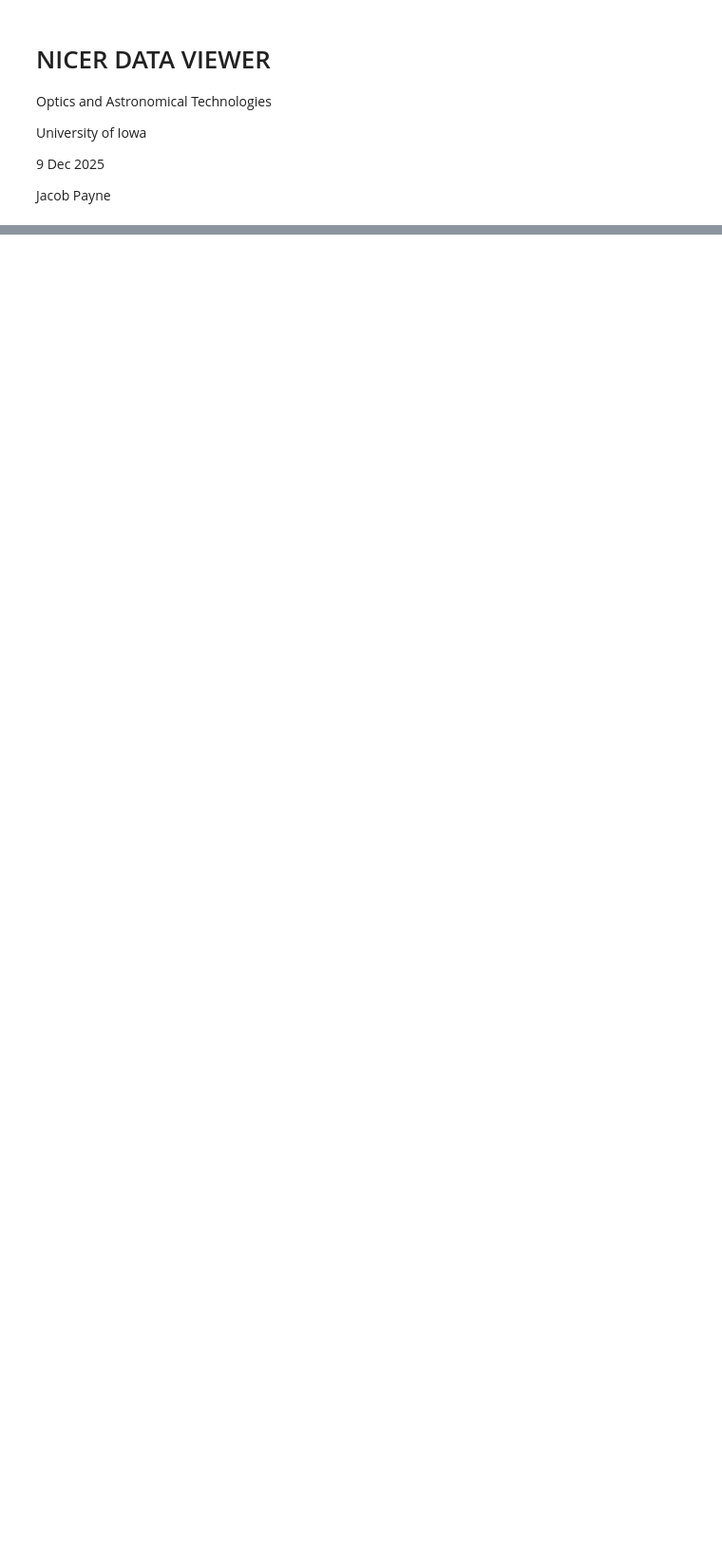
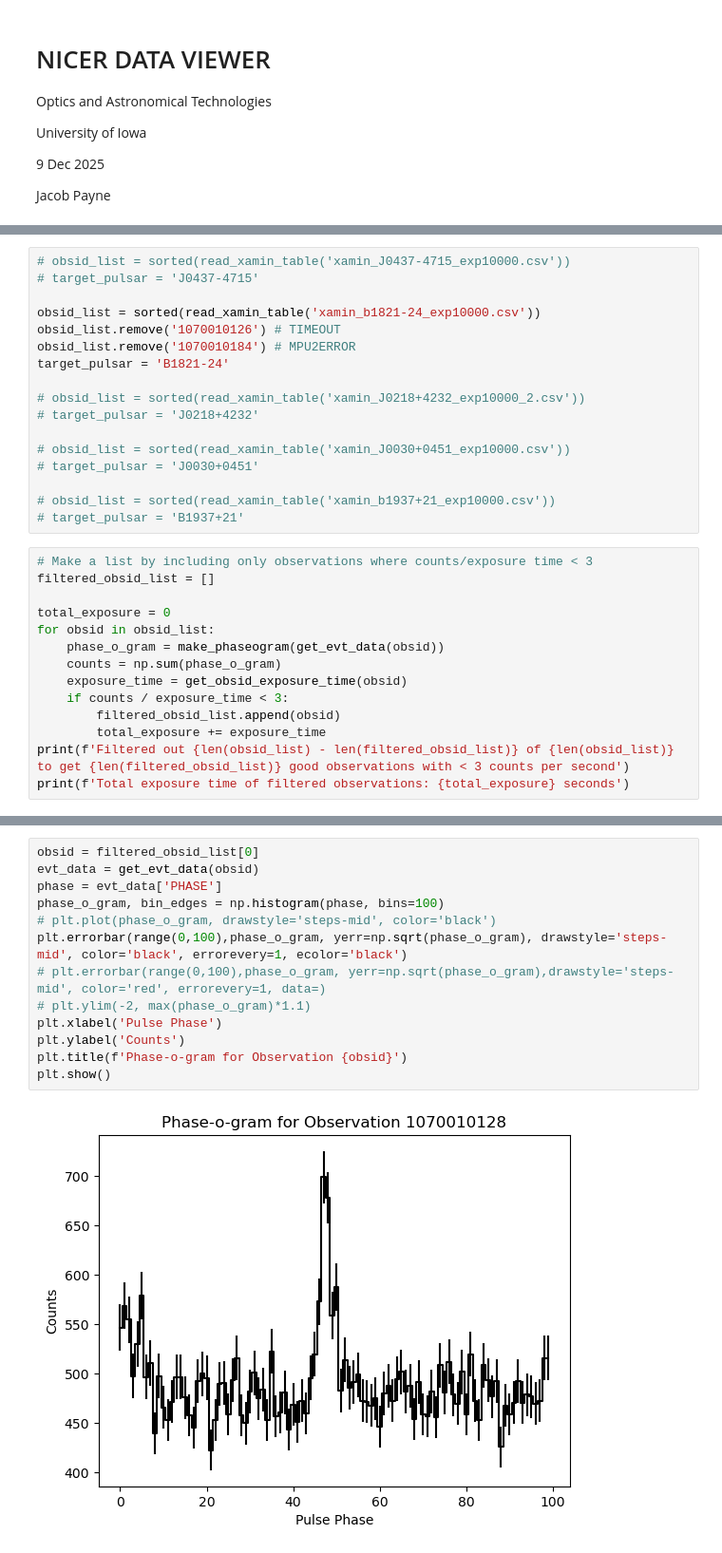
Before and after one commit to jacobspacepayne/nicer-observation, a Jupyter notebook: nicer_data_viewer.ipynb, the cells around one changed output, grey strips where cells are left out. Shown at 95% size. Cells and saved outputs as stored; diff of their text form; blank space fills up the shorter version.

```diff
--- a/nicer_data_viewer.ipynb
+++ b/nicer_data_viewer.ipynb
@@ -101,0 +83,31 @@ array([-0.51904598,  0.24239067, -0.45559293, -0.64595209, -1.15357652,
+# %%
+# obsid_list = sorted(read_xamin_table('xamin_J0437-4715_exp10000.csv'))
+# target_pulsar = 'J0437-4715'
+
+obsid_list = sorted(read_xamin_table('xamin_b1821-24_exp10000.csv'))
+obsid_list.remove('1070010126') # TIMEOUT
+obsid_list.remove('1070010184') # MPU2ERROR
+target_pulsar = 'B1821-24'
+
+# obsid_list = sorted(read_xamin_table('xamin_J0218+4232_exp10000_2.csv'))
+# target_pulsar = 'J0218+4232'
+
+# obsid_list = sorted(read_xamin_table('xamin_J0030+0451_exp10000.csv'))
+# target_pulsar = 'J0030+0451'
+
+# obsid_list = sorted(read_xamin_table('xamin_b1937+21_exp10000.csv'))
+# target_pulsar = 'B1937+21'
+# %%
+# Make a list by including only observations where counts/exposure time < 3
+filtered_obsid_list = []
+
+total_exposure = 0
+for obsid in obsid_list:
+    phase_o_gram = make_phaseogram(get_evt_data(obsid))
+    counts = np.sum(phase_o_gram)
+    exposure_time = get_obsid_exposure_time(obsid)
+    if counts / exposure_time < 3:
+        filtered_obsid_list.append(obsid)
+        total_exposure += exposure_time
+print(f'Filtered out {len(obsid_list) - len(filtered_obsid_list)} of {len(obsid_list)} to get {len(filtered_obsid_list)} good observations with < 3 counts per second')
+print(f'Total exposure time of filtered observations: {total_exposure} seconds')
@@ -102 +124,16 @@ array([-0.51904598,  0.24239067, -0.45559293, -0.64595209, -1.15357652,
+# %%
+obsid = filtered_obsid_list[0]
+evt_data = get_evt_data(obsid)
+phase = evt_data['PHASE']
+phase_o_gram, bin_edges = np.histogram(phase, bins=100)
+# plt.plot(phase_o_gram, drawstyle='steps-mid', color='black')
+plt.errorbar(range(0,100),phase_o_gram, yerr=np.sqrt(phase_o_gram), drawstyle='steps-mid', color='black', errorevery=1, ecolor='black')
+# plt.errorbar(range(0,100),phase_o_gram, yerr=np.sqrt(phase_o_gram),drawstyle='steps-mid', color='red', errorevery=1, data=)
+# plt.ylim(-2, max(phase_o_gram)*1.1)
+plt.xlabel('Pulse Phase')
+plt.ylabel('Counts')
+plt.title(f'Phase-o-gram for Observation {obsid}')
+plt.show()
+# %% [output]
+[figure, added]
 # %%
```
Also changed, not shown: parts of 34 cells of this notebook.
